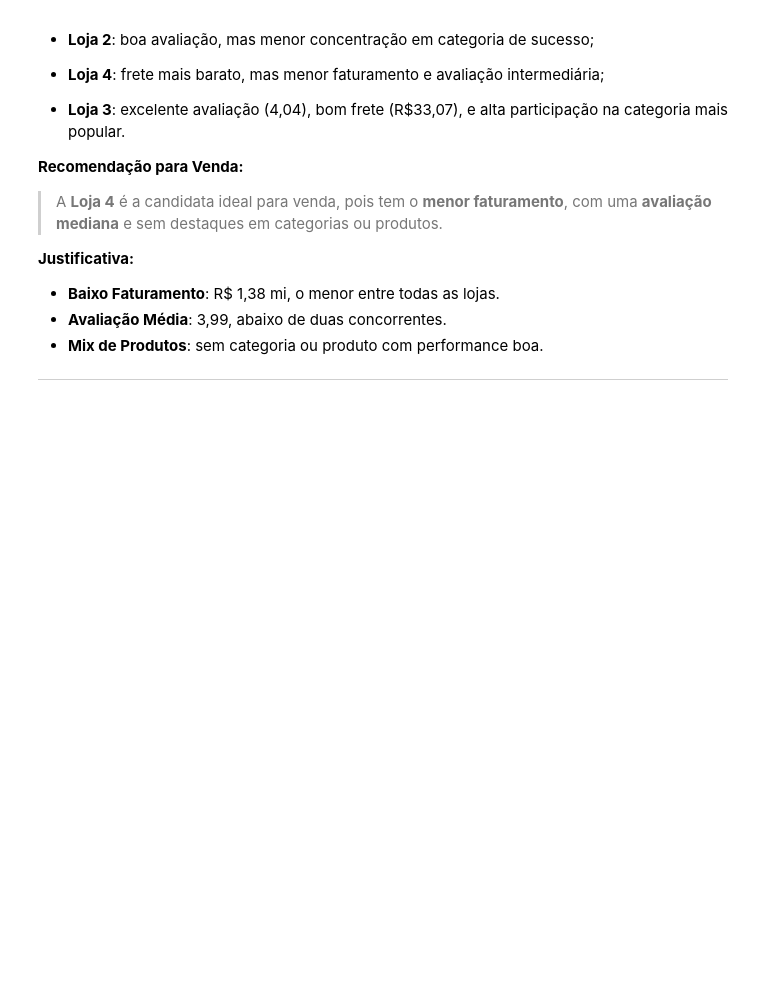
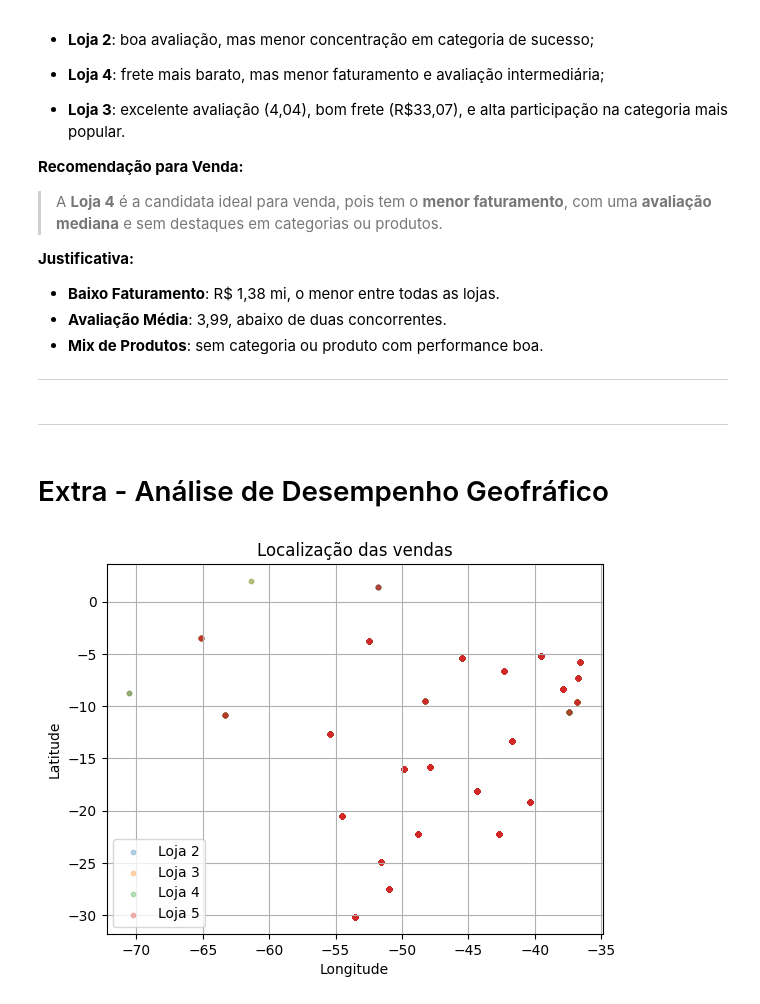
Before and after one commit to wells2232/challenge-alura-store, a Jupyter notebook: Challenge-Alura-Store.ipynb, the cells around one changed output. Saved outputs shown, nothing was run; the diff lists cells and outputs as text; code cells hidden in the pictures; blank space fills up the shorter version.

Commit message:
add a graph for geographic analysis

```diff
--- a/Challenge-Alura-Store.ipynb
+++ b/Challenge-Alura-Store.ipynb
@@ -364,3 +364,23 @@ A escolha da loja a ser vendida deve equilibrar **faturamento**, **satisfação
 - **Mix de Produtos**: sem categoria ou produto com performance boa.
 
 ---
+# %% [markdown]
+---
+# %% [markdown]
+# Extra - Análise de Desempenho Geofráfico
+# %%
+import numpy as np
+import plotly.express as px
+
+
+for i, loja in enumerate(lojas, start=1):
+  plt.scatter(loja['lon'], loja['lat'], s=10, label=f'Loja {i+1}', alpha=0.3)
+
+plt.xlabel('Longitude')
+plt.ylabel('Latitude')
+plt.title('Localização das vendas')
+plt.legend()
+plt.grid(True)
+plt.show()
+# %% [output]
+[figure, added]
```
Also changed, not shown: parts of 1 cell of this notebook.
